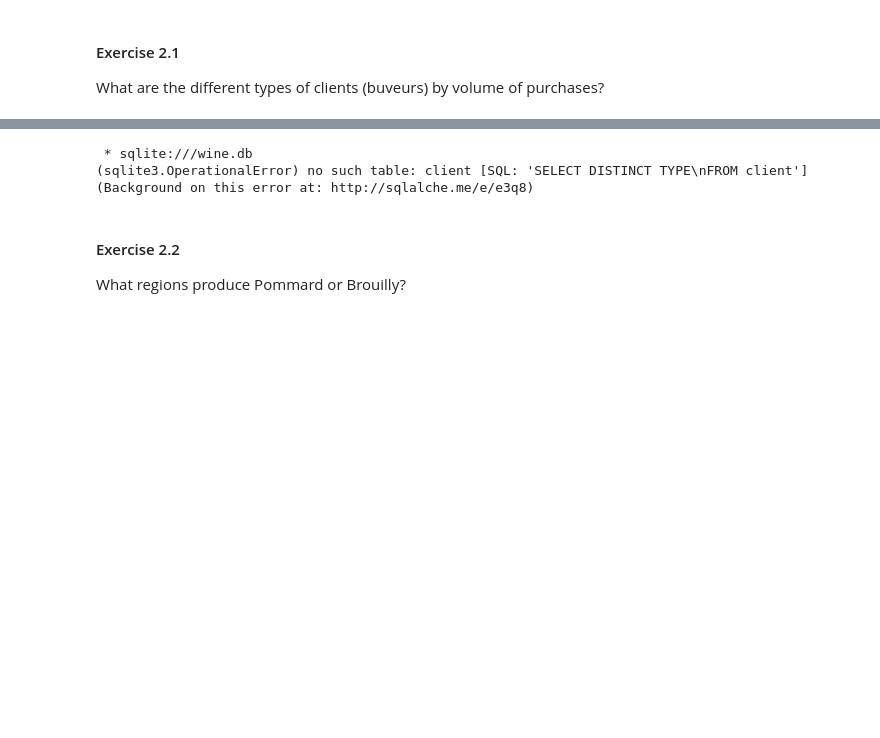
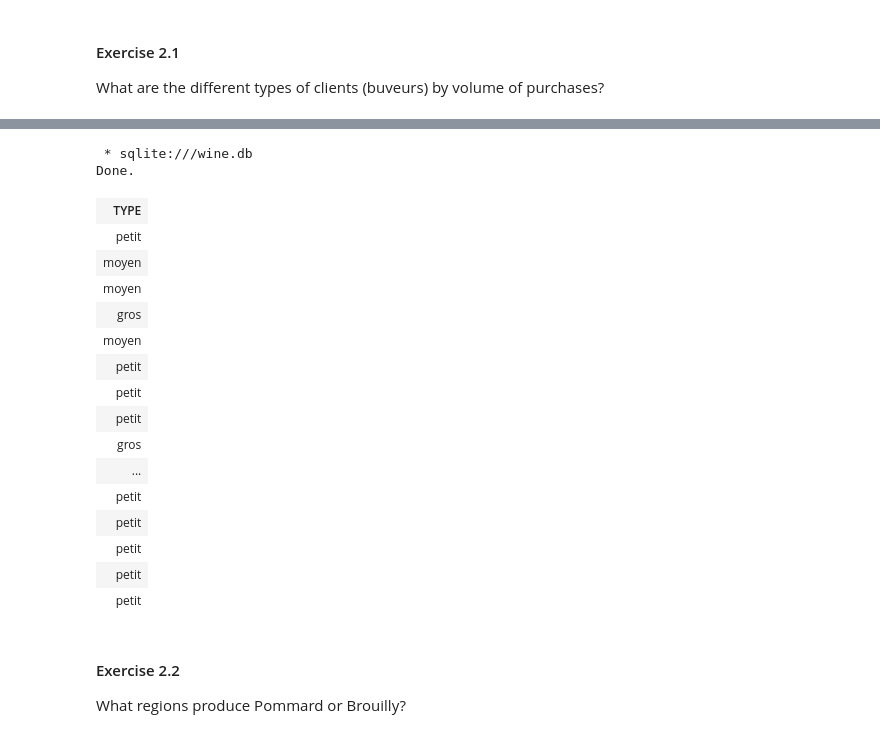
Before and after one commit to amartin211/Database-Exercice, a Jupyter notebook: DB-TP2-Final.ipynb, the cells around one changed output, grey strips where cells are left out. Cells and saved outputs as stored; diff of their text form; code cells hidden in the pictures; blank space fills up the shorter version.

```diff
--- a/DB-TP2-Final.ipynb
+++ b/DB-TP2-Final.ipynb
@@ -354,10 +467,26 @@ Content of the database
 # %%
 %%sql
-SELECT DISTINCT TYPE
+SELECT TYPE
 FROM client
 # %% [output]
  * sqlite:///wine.db
-(sqlite3.OperationalError) no such table: client [SQL: 'SELECT DISTINCT TYPE\nFROM client'] (Background on this error at: http://sqlalche.me/e/e3q8)
+Done.
+| TYPE |
+| petit |
+| moyen |
+| moyen |
+| gros |
+| moyen |
+| petit |
+| petit |
+| petit |
+| gros |
+| ... |
+| petit |
+| petit |
+| petit |
+| petit |
+| petit |
 # %% [markdown]
 #### Exercise 2.2
 
```
Also changed, not shown: parts of 22 cells of this notebook, 2 other files.
